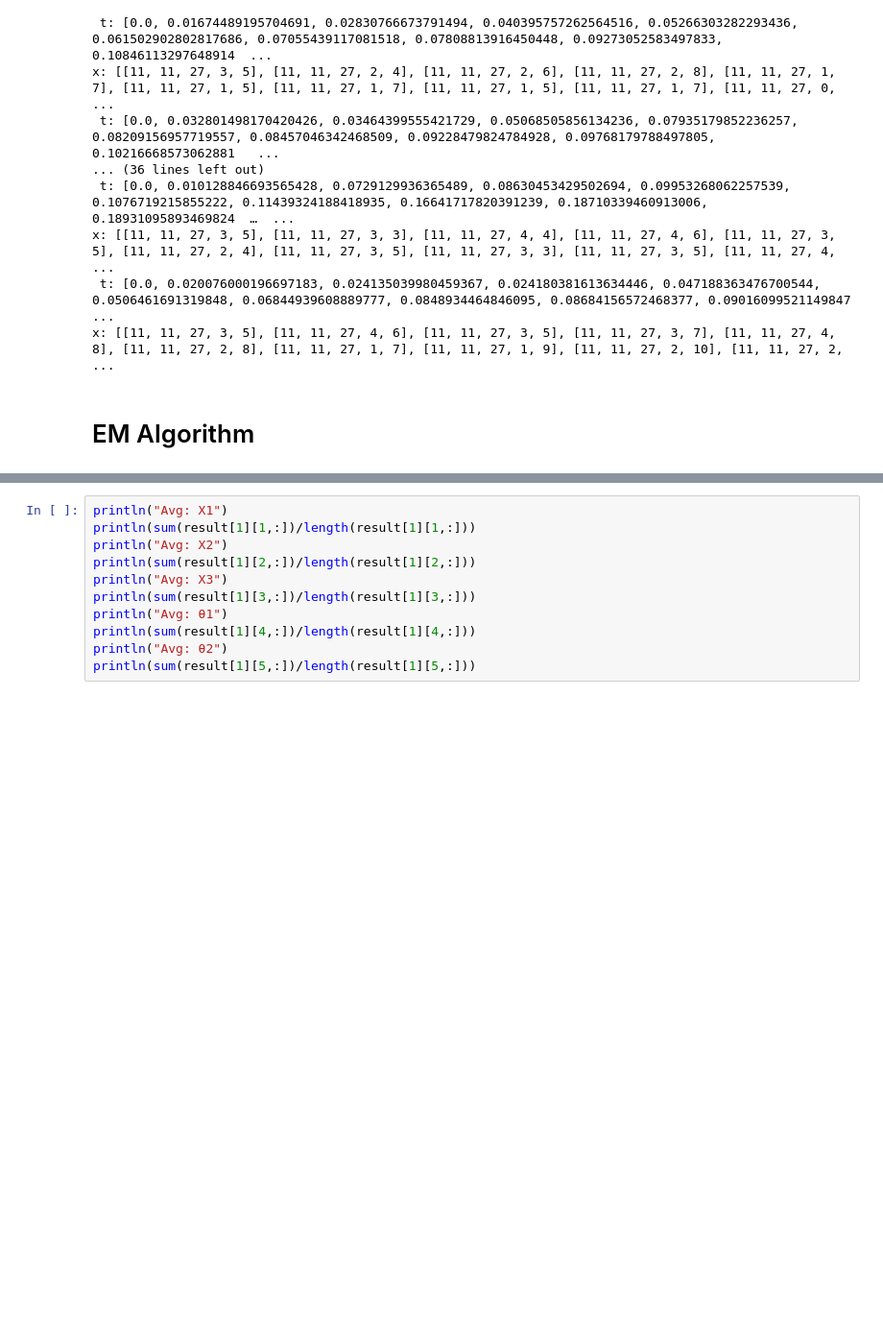
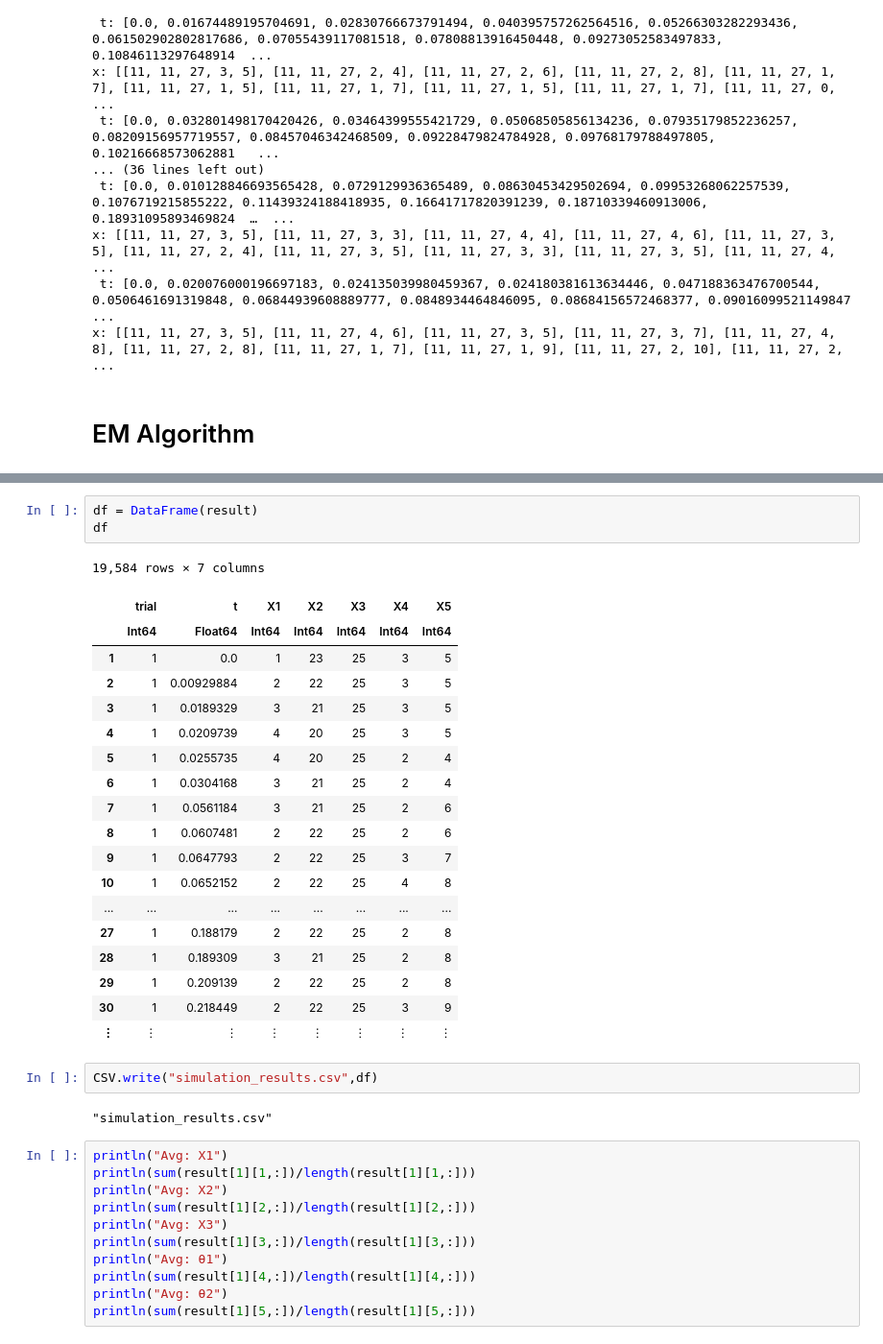
Before and after one commit to rsatwik/Science_of_Information_Statistics_and_Learning, a Jupyter notebook: Bio_Sim.ipynb, the cells around one changed output, grey strips where cells are left out. Shown at 96% size. Drawn from its saved outputs; the diff is of its cells as text; blank space fills up the shorter version.

```diff
--- a/Bio_Sim.ipynb
+++ b/Bio_Sim.ipynb
@@ -153,3 +164,30 @@ plot(result,label=["X1" "X2" "X3" "θ1" "θ2"])
+# %%
+df = DataFrame(result)
+df
+# %% [output]
+19,584 rows × 7 columns
+|  | trial | t | X1 | X2 | X3 | X4 | X5 |
+|  | Int64 | Float64 | Int64 | Int64 | Int64 | Int64 | Int64 |
+| 1 | 1 | 0.0 | 1 | 23 | 25 | 3 | 5 |
+| 2 | 1 | 0.00929884 | 2 | 22 | 25 | 3 | 5 |
+| 3 | 1 | 0.0189329 | 3 | 21 | 25 | 3 | 5 |
+| 4 | 1 | 0.0209739 | 4 | 20 | 25 | 3 | 5 |
+| 5 | 1 | 0.0255735 | 4 | 20 | 25 | 2 | 4 |
+| 6 | 1 | 0.0304168 | 3 | 21 | 25 | 2 | 4 |
+| 7 | 1 | 0.0561184 | 3 | 21 | 25 | 2 | 6 |
+| 8 | 1 | 0.0607481 | 2 | 22 | 25 | 2 | 6 |
+| 9 | 1 | 0.0647793 | 2 | 22 | 25 | 3 | 7 |
+| 10 | 1 | 0.0652152 | 2 | 22 | 25 | 4 | 8 |
+| ... | ... | ... | ... | ... | ... | ... | ... |
+| 27 | 1 | 0.188179 | 2 | 22 | 25 | 2 | 8 |
+| 28 | 1 | 0.189309 | 3 | 21 | 25 | 2 | 8 |
+| 29 | 1 | 0.209139 | 2 | 22 | 25 | 2 | 8 |
+| 30 | 1 | 0.218449 | 2 | 22 | 25 | 3 | 9 |
+| ⋮ | ⋮ | ⋮ | ⋮ | ⋮ | ⋮ | ⋮ | ⋮ |
+# %%
+CSV.write("simulation_results.csv",df)
+# %% [output]
+"simulation_results.csv"
 # %%
 println("Avg: X1")
 println(sum(result[1][1,:])/length(result[1][1,:]))
```
Also changed, not shown: parts of 3 cells of this notebook, 2 other files.
